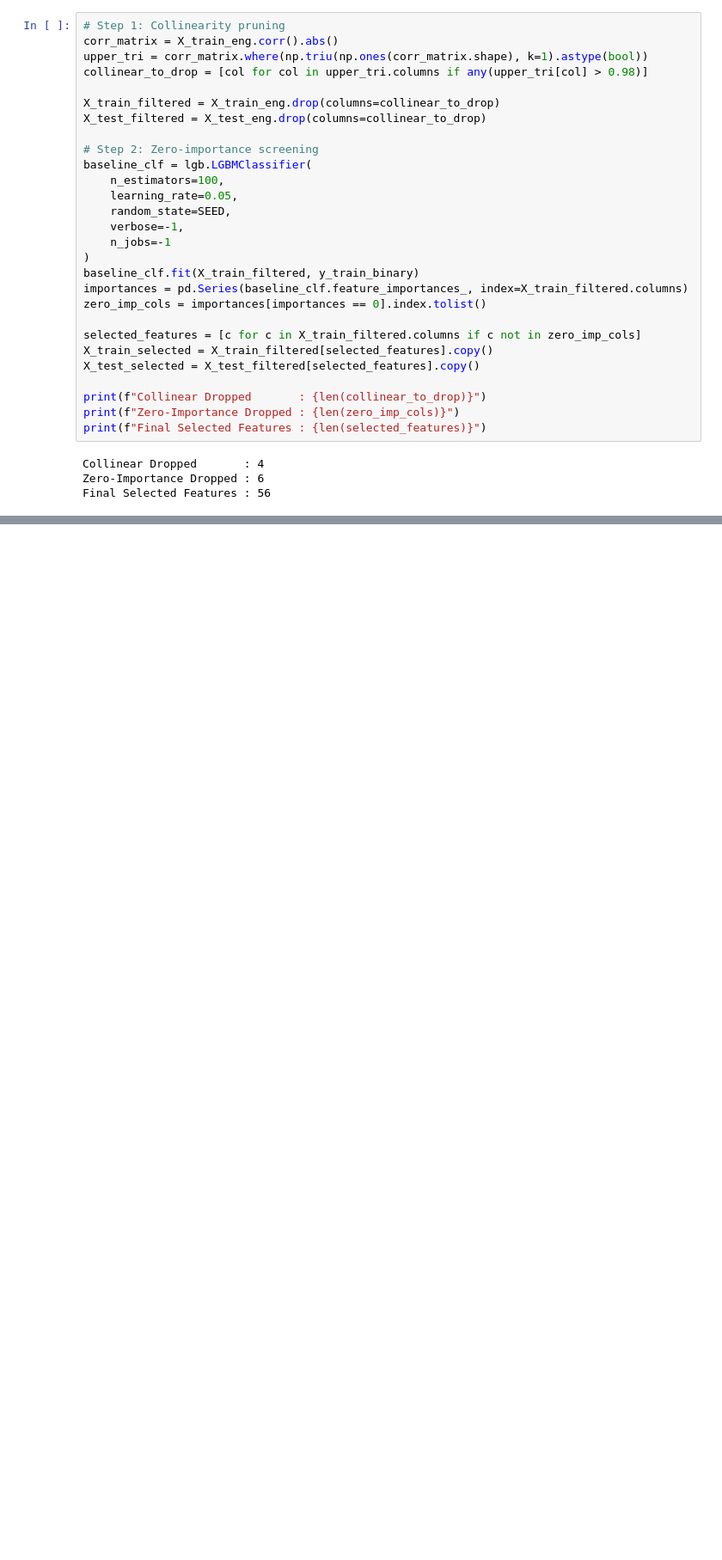
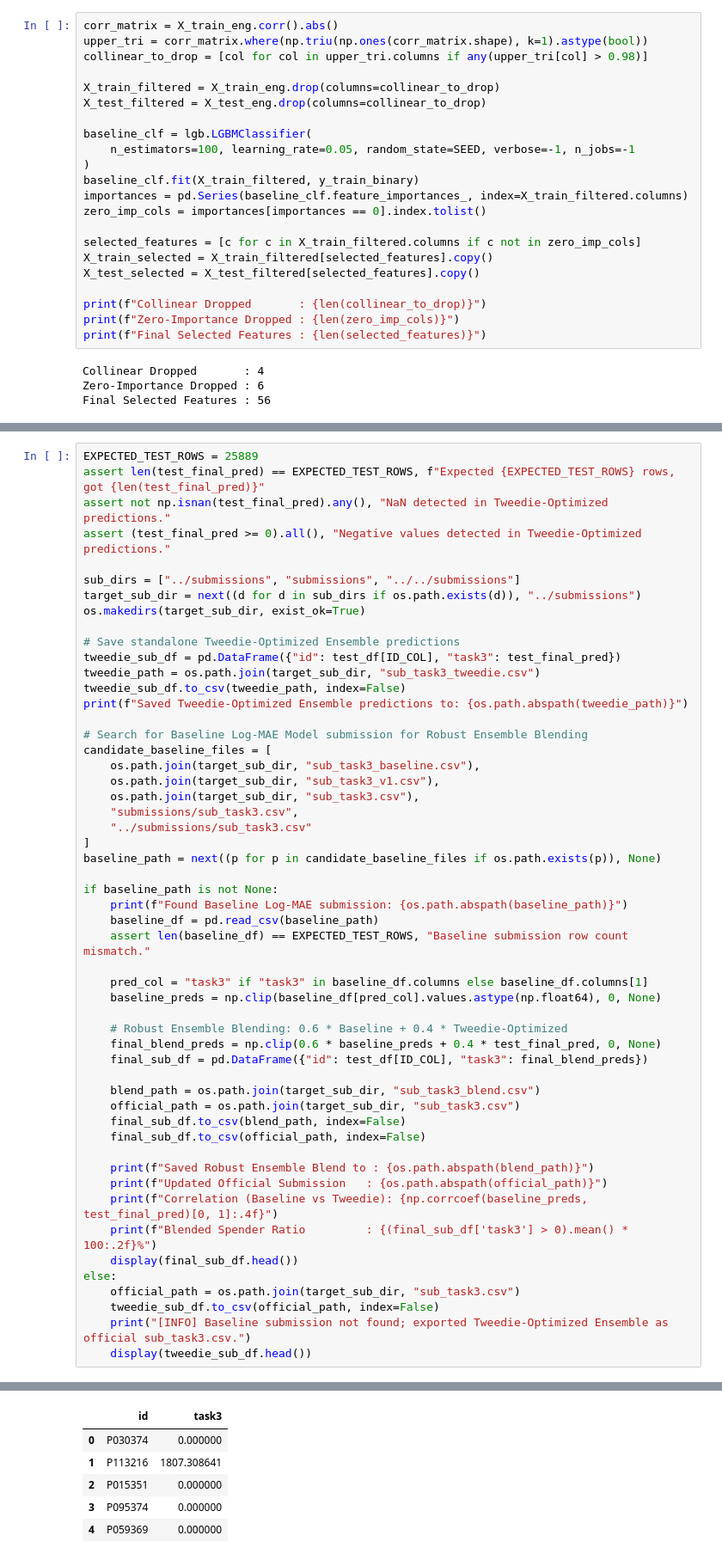
Before and after one commit to apfirst13/cpe342-ML009, a Jupyter notebook: task3/task3.ipynb, the cells around one changed output, grey strips where cells are left out. Shown at 86% size. Cells and saved outputs as stored; diff of their text form; blank space fills up the shorter version.

Commit message:
feat(task3): finalize robust ensemble pipeline

```diff
--- a/task3/task3.ipynb
+++ b/task3/task3.ipynb
@@ -238,5 +238,4 @@ To reduce variance and improve tree split efficiency, we perform two-step prunin
 # %%
-# Step 1: Collinearity pruning
 corr_matrix = X_train_eng.corr().abs()
 upper_tri = corr_matrix.where(np.triu(np.ones(corr_matrix.shape), k=1).astype(bool))
 collinear_to_drop = [col for col in upper_tri.columns if any(upper_tri[col] > 0.98)]
@@ -244,13 +243,8 @@ collinear_to_drop = [col for col in upper_tri.columns if any(upper_tri[col] > 0.
 X_train_filtered = X_train_eng.drop(columns=collinear_to_drop)
 X_test_filtered = X_test_eng.drop(columns=collinear_to_drop)
 
-# Step 2: Zero-importance screening
 baseline_clf = lgb.LGBMClassifier(
-    n_estimators=100,
-    learning_rate=0.05,
-    random_state=SEED,
-    verbose=-1,
-    n_jobs=-1
+    n_estimators=100, learning_rate=0.05, random_state=SEED, verbose=-1, n_jobs=-1
 )
 baseline_clf.fit(X_train_filtered, y_train_binary)
 importances = pd.Series(baseline_clf.feature_importances_, index=X_train_filtered.columns)
@@ -681,0 +621,54 @@ Test Spender Ratio  : 49.86% | Mean Spender Spend : THB 21,266.36
+# %%
+EXPECTED_TEST_ROWS = 25889
+assert len(test_final_pred) == EXPECTED_TEST_ROWS, f"Expected {EXPECTED_TEST_ROWS} rows, got {len(test_final_pred)}"
+assert not np.isnan(test_final_pred).any(), "NaN detected in Tweedie-Optimized predictions."
+assert (test_final_pred >= 0).all(), "Negative values detected in Tweedie-Optimized predictions."
+
+sub_dirs = ["../submissions", "submissions", "../../submissions"]
+target_sub_dir = next((d for d in sub_dirs if os.path.exists(d)), "../submissions")
+os.makedirs(target_sub_dir, exist_ok=True)
+
+# Save standalone Tweedie-Optimized Ensemble predictions
+tweedie_sub_df = pd.DataFrame({"id": test_df[ID_COL], "task3": test_final_pred})
+tweedie_path = os.path.join(target_sub_dir, "sub_task3_tweedie.csv")
+tweedie_sub_df.to_csv(tweedie_path, index=False)
+print(f"Saved Tweedie-Optimized Ensemble predictions to: {os.path.abspath(tweedie_path)}")
+
+# Search for Baseline Log-MAE Model submission for Robust Ensemble Blending
+candidate_baseline_files = [
+    os.path.join(target_sub_dir, "sub_task3_baseline.csv"),
+    os.path.join(target_sub_dir, "sub_task3_v1.csv"),
+    os.path.join(target_sub_dir, "sub_task3.csv"),
+    "submissions/sub_task3.csv",
+    "../submissions/sub_task3.csv"
+]
+baseline_path = next((p for p in candidate_baseline_files if os.path.exists(p)), None)
+
+if baseline_path is not None:
+    print(f"Found Baseline Log-MAE submission: {os.path.abspath(baseline_path)}")
+    baseline_df = pd.read_csv(baseline_path)
+    assert len(baseline_df) == EXPECTED_TEST_ROWS, "Baseline submission row count mismatch."
+
+    pred_col = "task3" if "task3" in baseline_df.columns else baseline_df.columns[1]
+    baseline_preds = np.clip(baseline_df[pred_col].values.astype(np.float64), 0, None)
+
+    # Robust Ensemble Blending: 0.6 * Baseline + 0.4 * Tweedie-Optimized
+    final_blend_preds = np.clip(0.6 * baseline_preds + 0.4 * test_final_pred, 0, None)
+    final_sub_df = pd.DataFrame({"id": test_df[ID_COL], "task3": final_blend_preds})
+
+    blend_path = os.path.join(target_sub_dir, "sub_task3_blend.csv")
+    official_path = os.path.join(target_sub_dir, "sub_task3.csv")
+    final_sub_df.to_csv(blend_path, index=False)
+    final_sub_df.to_csv(official_path, index=False)
+
+    print(f"Saved Robust Ensemble Blend to : {os.path.abspath(blend_path)}")
+    print(f"Updated Official Submission   : {os.path.abspath(official_path)}")
+    print(f"Correlation (Baseline vs Tweedie): {np.corrcoef(baseline_preds, test_final_pred)[0, 1]:.4f}")
+    print(f"Blended Spender Ratio         : {(final_sub_df['task3'] > 0).mean() * 100:.2f}%")
+    display(final_sub_df.head())
+else:
+    official_path = os.path.join(target_sub_dir, "sub_task3.csv")
+    tweedie_sub_df.to_csv(official_path, index=False)
+    print("[INFO] Baseline submission not found; exported Tweedie-Optimized Ensemble as official sub_task3.csv.")
+    display(tweedie_sub_df.head())
+# %% [output]
@@ -681,0 +681,6 @@ Test Spender Ratio  : 49.86% | Mean Spender Spend : THB 21,266.36
+|  | id | task3 |
+| 0 | P030374 | 0.000000 |
+| 1 | P113216 | 1807.308641 |
+| 2 | P015351 | 0.000000 |
+| 3 | P095374 | 0.000000 |
+| 4 | P059369 | 0.000000 |
```
Also changed, not shown: parts of 22 cells of this notebook, 3 other files.
